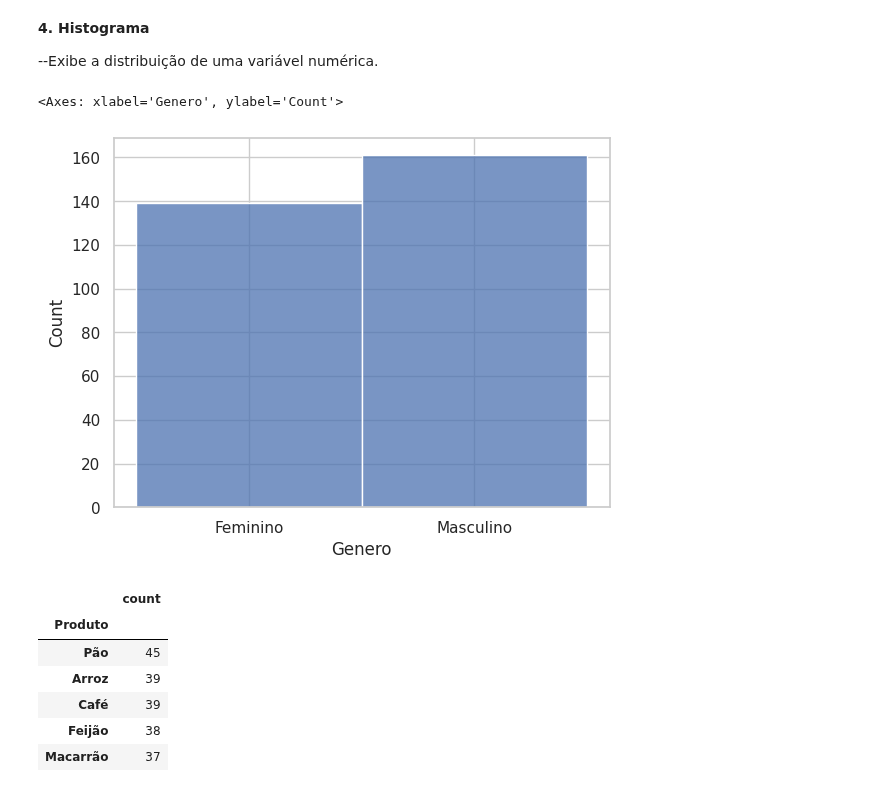
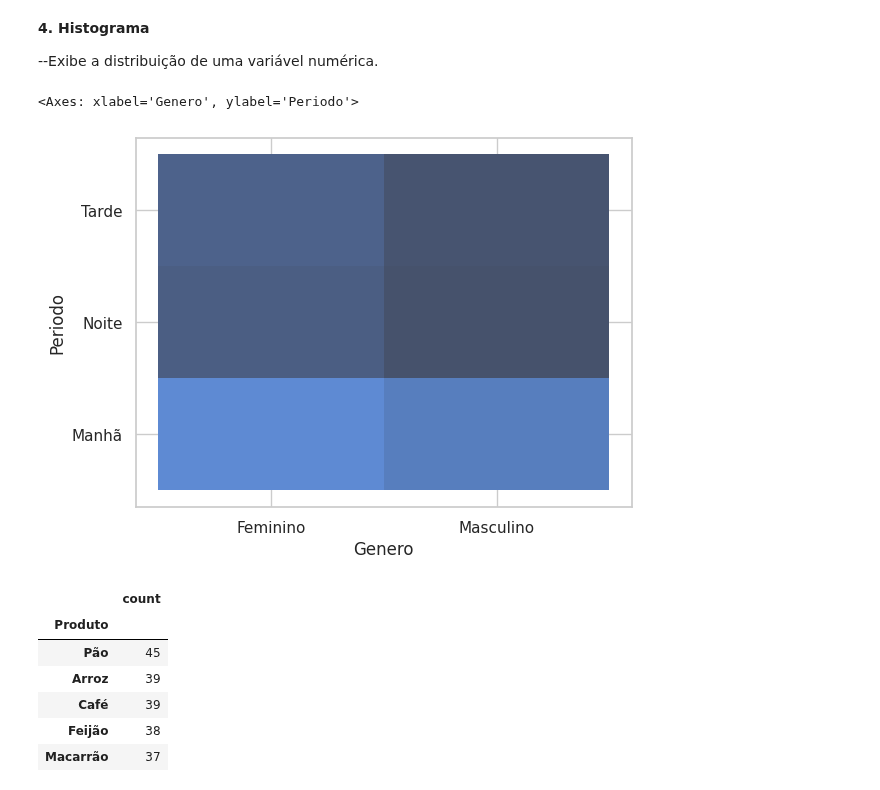
Before and after one commit to EduardaSantosDiniz/Atividade1-Java, a Jupyter notebook: PraticandoPythoni.ipynb, the cells around one changed output. Saved outputs shown, nothing was run; the diff lists cells and outputs as text; code cells hidden in the pictures.

```diff
--- a/PraticandoPythoni.ipynb
+++ b/PraticandoPythoni.ipynb
@@ -264,10 +264,10 @@ sns.lineplot(
 
 --Exibe a distribuição de uma variável numérica.
 # %%
-sns.histplot(data=df, x='Genero')
+sns.histplot(data=df, x='Genero', y = 'Periodo', legend='auto')
 # %% [output]
-<Axes: xlabel='Genero', ylabel='Count'>
+<Axes: xlabel='Genero', ylabel='Periodo'>
-[figure, old version]
+[figure, new version]
 # %%
 df['Produto'].value_counts().sort_values(ascending=False)
 # %% [output]
```
